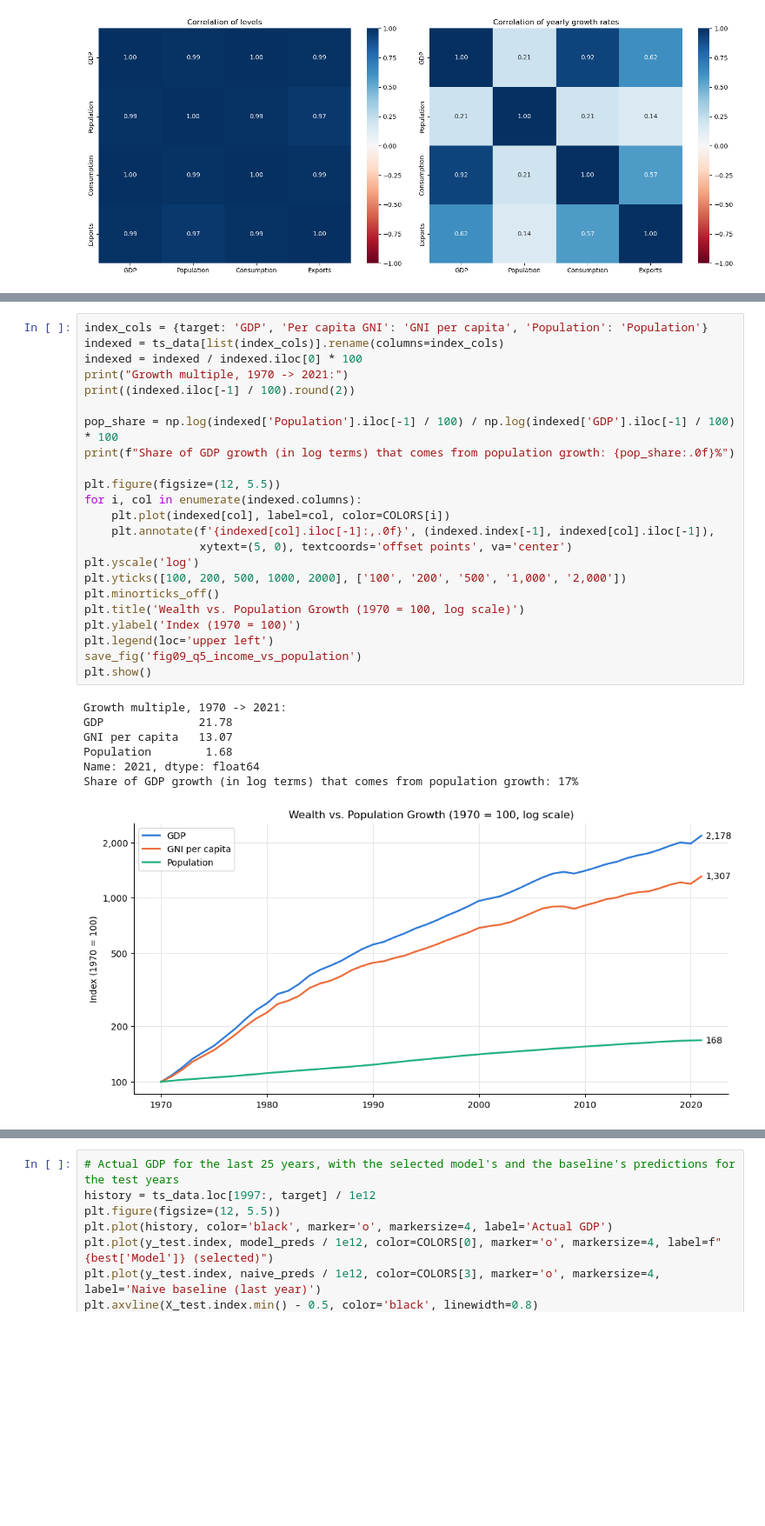
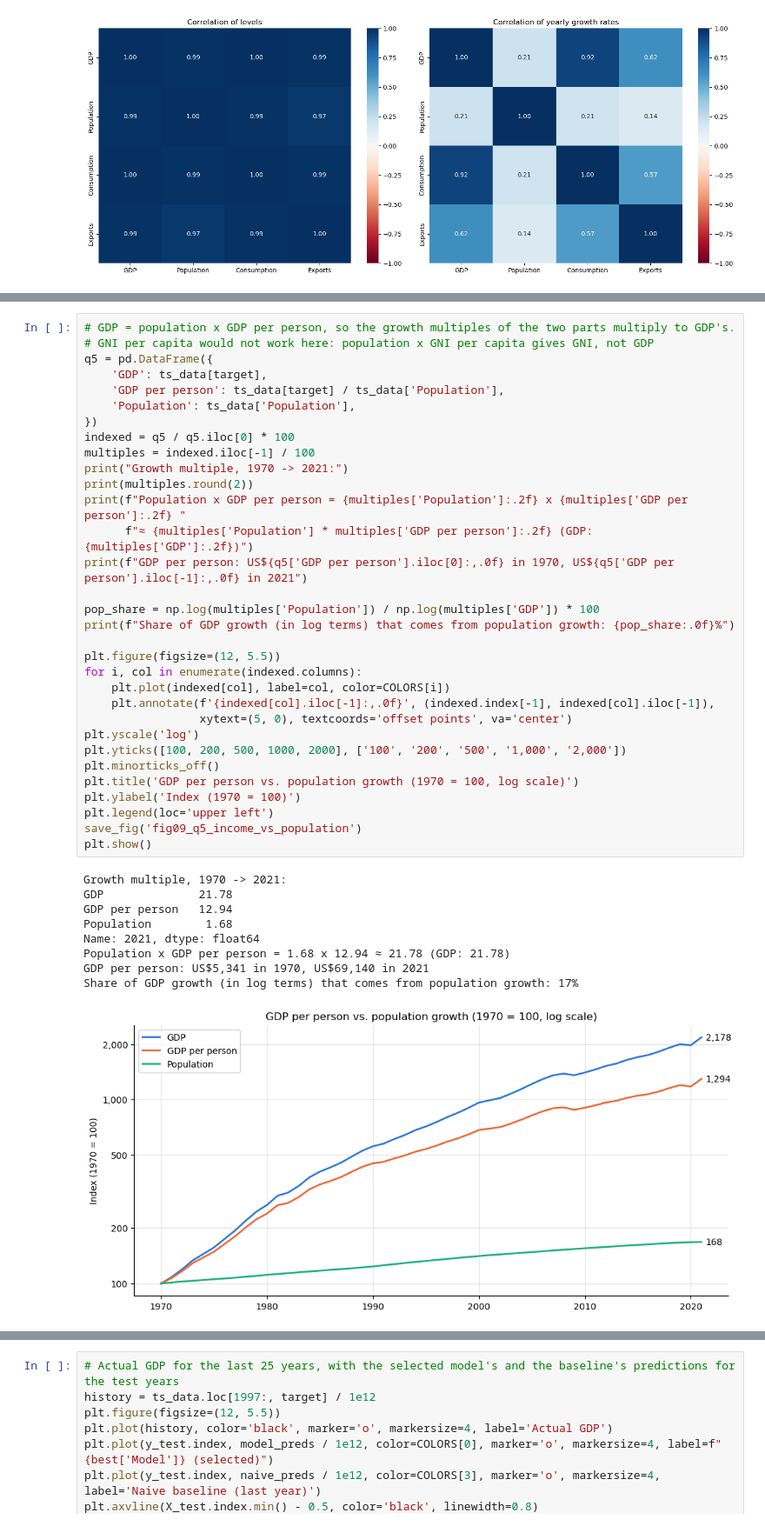
Before and after one commit to jbyiringiro/gdp-time-series-pipeline, a Jupyter notebook: Building_a_Pipeline_for_Time_Series_Data.ipynb, the cells around one changed output, grey strips where cells are left out. Shown at 87% size. Cells and saved outputs as stored; diff of their text form; blank space fills up the shorter version.

Commit message:
Use GDP per person in Q5 and clarify the ADF and test-set wording

```diff
--- a/Building_a_Pipeline_for_Time_Series_Data.ipynb
+++ b/Building_a_Pipeline_for_Time_Series_Data.ipynb
@@ -544,32 +545,43 @@ plt.show()
 # %%
-index_cols = {target: 'GDP', 'Per capita GNI': 'GNI per capita', 'Population': 'Population'}
-indexed = ts_data[list(index_cols)].rename(columns=index_cols)
-indexed = indexed / indexed.iloc[0] * 100
+# GDP = population x GDP per person, so the growth multiples of the two parts multiply to GDP's.
+# GNI per capita would not work here: population x GNI per capita gives GNI, not GDP
+q5 = pd.DataFrame({
+    'GDP': ts_data[target],
+    'GDP per person': ts_data[target] / ts_data['Population'],
+    'Population': ts_data['Population'],
+})
+indexed = q5 / q5.iloc[0] * 100
+multiples = indexed.iloc[-1] / 100
 print("Growth multiple, 1970 -> 2021:")
-print((indexed.iloc[-1] / 100).round(2))
+print(multiples.round(2))
+print(f"Population x GDP per person = {multiples['Population']:.2f} x {multiples['GDP per person']:.2f} "
+      f"≈ {multiples['Population'] * multiples['GDP per person']:.2f} (GDP: {multiples['GDP']:.2f})")
+print(f"GDP per person: US${q5['GDP per person'].iloc[0]:,.0f} in 1970, US${q5['GDP per person'].iloc[-1]:,.0f} in 2021")
 
-pop_share = np.log(indexed['Population'].iloc[-1] / 100) / np.log(indexed['GDP'].iloc[-1] / 100) * 100
+pop_share = np.log(multiples['Population']) / np.log(multiples['GDP']) * 100
 print(f"Share of GDP growth (in log terms) that comes from population growth: {pop_share:.0f}%")
 
 plt.figure(figsize=(12, 5.5))
 for i, col in enumerate(indexed.columns):
     plt.plot(indexed[col], label=col, color=COLORS[i])
     plt.annotate(f'{indexed[col].iloc[-1]:,.0f}', (indexed.index[-1], indexed[col].iloc[-1]),
                  xytext=(5, 0), textcoords='offset points', va='center')
 plt.yscale('log')
 plt.yticks([100, 200, 500, 1000, 2000], ['100', '200', '500', '1,000', '2,000'])
 plt.minorticks_off()
-plt.title('Wealth vs. Population Growth (1970 = 100, log scale)')
+plt.title('GDP per person vs. population growth (1970 = 100, log scale)')
 plt.ylabel('Index (1970 = 100)')
 plt.legend(loc='upper left')
 save_fig('fig09_q5_income_vs_population')
 plt.show()
 # %% [output]
 Growth multiple, 1970 -> 2021:
 GDP              21.78
-GNI per capita   13.07
+GDP per person   12.94
 Population        1.68
 Name: 2021, dtype: float64
+Population x GDP per person = 1.68 x 12.94 ≈ 21.78 (GDP: 21.78)
+GDP per person: US$5,341 in 1970, US$69,140 in 2021
 Share of GDP growth (in log terms) that comes from population growth: 17%
-[figure, old version]
+[figure, new version]
 # %% [markdown]
```
Also changed, not shown: parts of 12 cells of this notebook, 1 other file.
